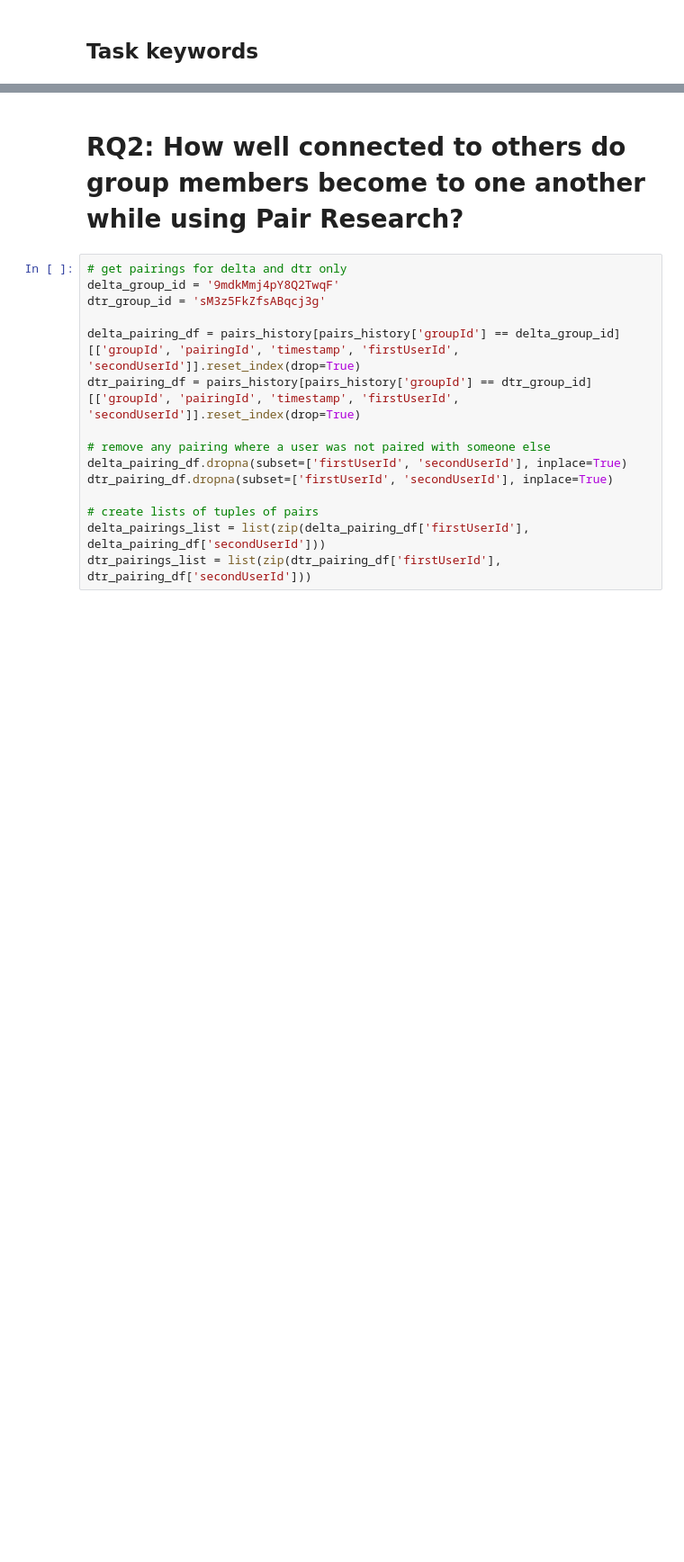
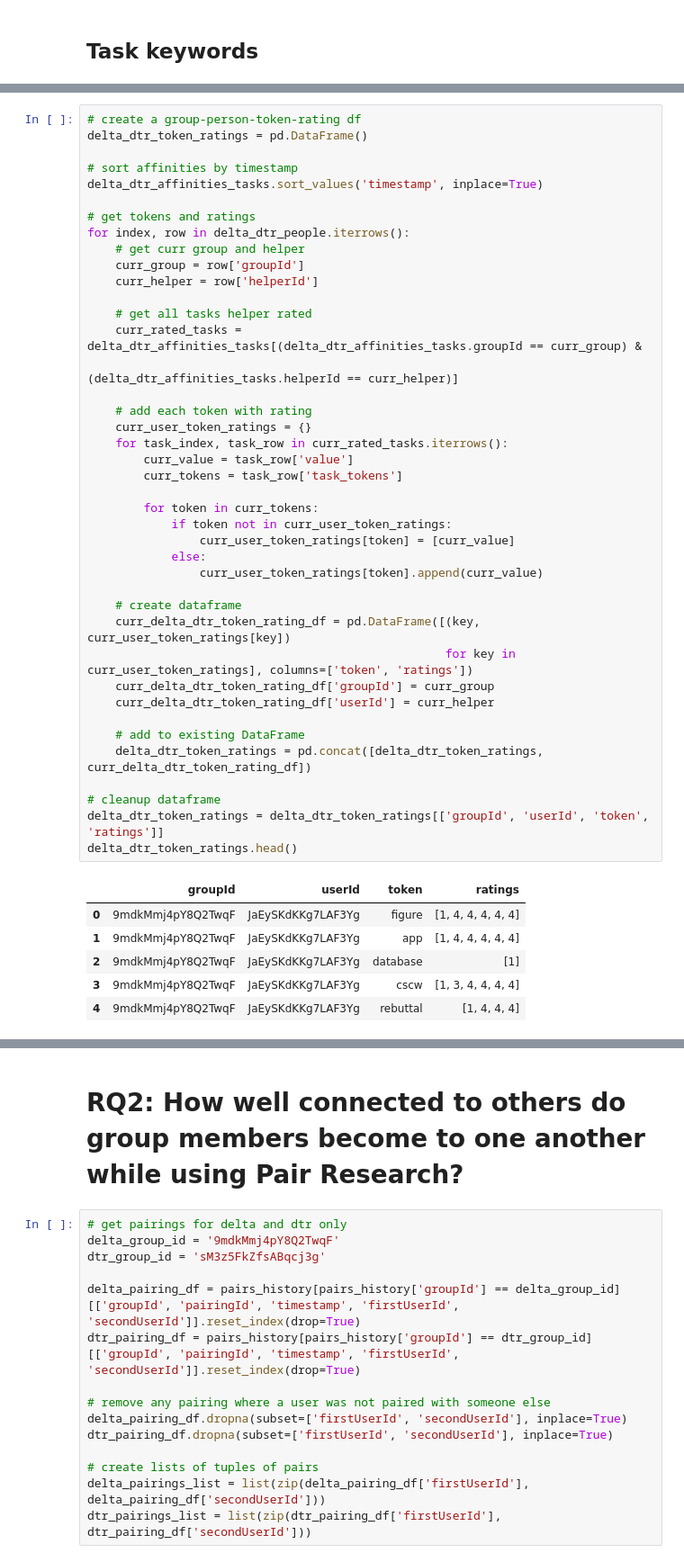
Before and after one commit to NUDelta/pair-research-matching-alg, a Jupyter notebook: network_analysis/NetworkAnalysis.ipynb, the cells around one changed output, grey strips where cells are left out. Shown at 90% size. Drawn from its saved outputs; the diff is of its cells as text; blank space fills up the shorter version.

```diff
--- a/network_analysis/NetworkAnalysis.ipynb
+++ b/network_analysis/NetworkAnalysis.ipynb
@@ -436,0 +476,48 @@ tasks_history_tokens[tasks_history_tokens.groupId.isin([delta_group_id, dtr_grou
+# %%
+# create a group-person-token-rating df
+delta_dtr_token_ratings = pd.DataFrame()
+
+# sort affinities by timestamp
+delta_dtr_affinities_tasks.sort_values('timestamp', inplace=True)
+
+# get tokens and ratings
+for index, row in delta_dtr_people.iterrows():
+    # get curr group and helper
+    curr_group = row['groupId']
+    curr_helper = row['helperId']
+
+    # get all tasks helper rated
+    curr_rated_tasks = delta_dtr_affinities_tasks[(delta_dtr_affinities_tasks.groupId == curr_group) &
+                                                  (delta_dtr_affinities_tasks.helperId == curr_helper)]
+
+    # add each token with rating
+    curr_user_token_ratings = {}
+    for task_index, task_row in curr_rated_tasks.iterrows():
+        curr_value = task_row['value']
+        curr_tokens = task_row['task_tokens']
+
+        for token in curr_tokens:
+            if token not in curr_user_token_ratings:
+                curr_user_token_ratings[token] = [curr_value]
+            else:
+                curr_user_token_ratings[token].append(curr_value)
+
+    # create dataframe
+    curr_delta_dtr_token_rating_df = pd.DataFrame([(key, curr_user_token_ratings[key])
+                                                   for key in curr_user_token_ratings], columns=['token', 'ratings'])
+    curr_delta_dtr_token_rating_df['groupId'] = curr_group
+    curr_delta_dtr_token_rating_df['userId'] = curr_helper
+
+    # add to existing DataFrame
+    delta_dtr_token_ratings = pd.concat([delta_dtr_token_ratings, curr_delta_dtr_token_rating_df])
+
+# cleanup dataframe
+delta_dtr_token_ratings = delta_dtr_token_ratings[['groupId', 'userId', 'token', 'ratings']]
+delta_dtr_token_ratings.head()
+# %% [output]
+|  | groupId | userId | token | ratings |
+| 0 | 9mdkMmj4pY8Q2TwqF | JaEySKdKKg7LAF3Yg | figure | [1, 4, 4, 4, 4, 4] |
+| 1 | 9mdkMmj4pY8Q2TwqF | JaEySKdKKg7LAF3Yg | app | [1, 4, 4, 4, 4, 4] |
+| 2 | 9mdkMmj4pY8Q2TwqF | JaEySKdKKg7LAF3Yg | database | [1] |
+| 3 | 9mdkMmj4pY8Q2TwqF | JaEySKdKKg7LAF3Yg | cscw | [1, 3, 4, 4, 4, 4] |
+| 4 | 9mdkMmj4pY8Q2TwqF | JaEySKdKKg7LAF3Yg | rebuttal | [1, 4, 4, 4] |
```
Also changed, not shown: parts of 15 cells of this notebook.
